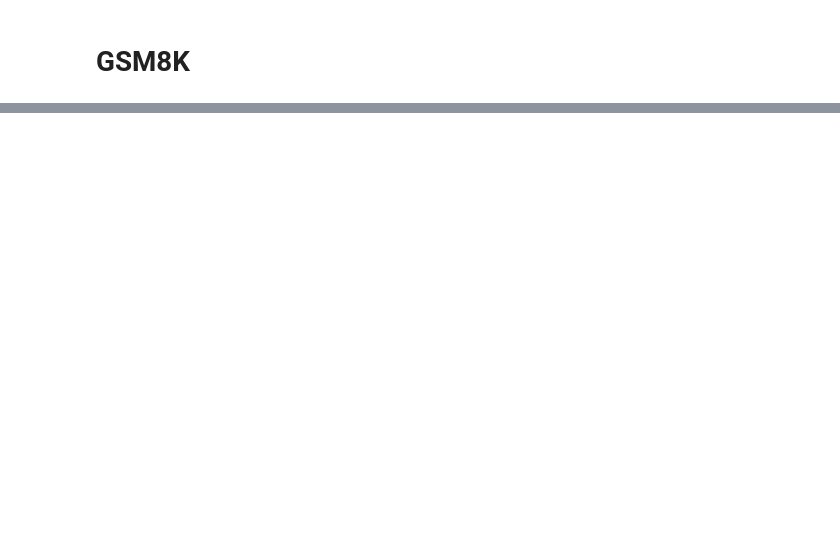
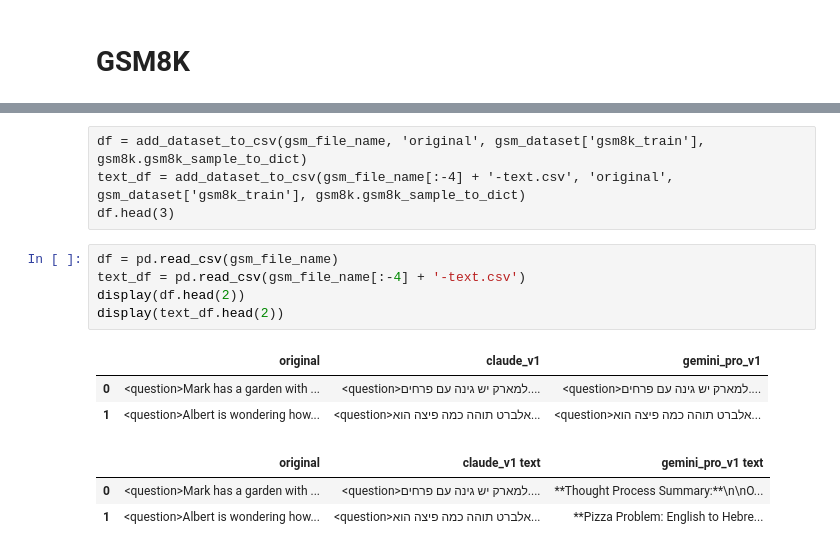
Before and after one commit to sarelWeinberger/qwen-hebrew-finetuning, a Jupyter notebook: translation/translate_funcs.ipynb, the cells around one changed output, grey strips where cells are left out. Cells and saved outputs as stored; diff of their text form; blank space fills up the shorter version.

```diff
--- a/translation/translate_funcs.ipynb
+++ b/translation/translate_funcs.ipynb
@@ -283,0 +258,16 @@ Hebrew:
+# %% [raw]
+df = add_dataset_to_csv(gsm_file_name, 'original', gsm_dataset['gsm8k_train'], gsm8k.gsm8k_sample_to_dict)
+text_df = add_dataset_to_csv(gsm_file_name[:-4] + '-text.csv', 'original', gsm_dataset['gsm8k_train'], gsm8k.gsm8k_sample_to_dict)
+df.head(3)
+# %%
+df = pd.read_csv(gsm_file_name)
+text_df = pd.read_csv(gsm_file_name[:-4] + '-text.csv')
+display(df.head(2))
+display(text_df.head(2))
+# %% [output]
+|  | original | claude_v1 | gemini_pro_v1 |
+| 0 | <question>Mark has a garden with ... | <question>למארק יש גינה עם פרחים.... | <question>למארק יש גינה עם פרחים.... |
+| 1 | <question>Albert is wondering how... | <question>אלברט תוהה כמה פיצה הוא... | <question>אלברט תוהה כמה פיצה הוא... |
+|  | original | claude_v1 text | gemini_pro_v1 text |
+| 0 | <question>Mark has a garden with ... | <question>למארק יש גינה עם פרחים.... | **Thought Process Summary:**\n\nO... |
+| 1 | <question>Albert is wondering how... | <question>אלברט תוהה כמה פיצה הוא... | **Pizza Problem: English to Hebre... |
```
Also changed, not shown: parts of 56 cells of this notebook, 17 other files.
